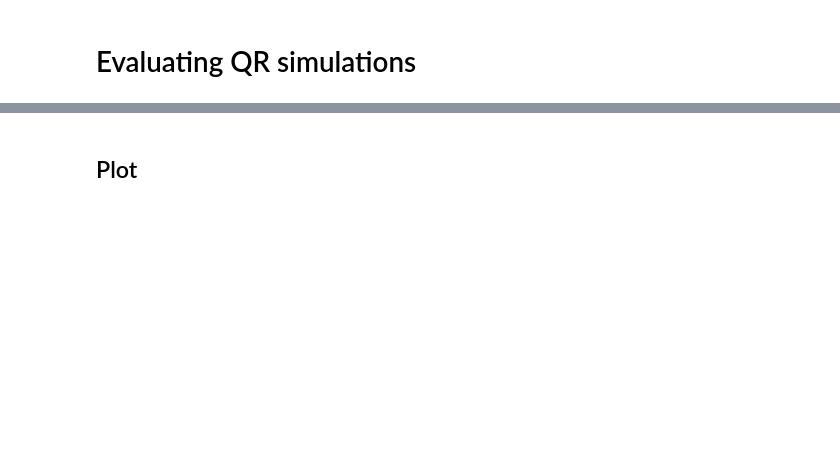
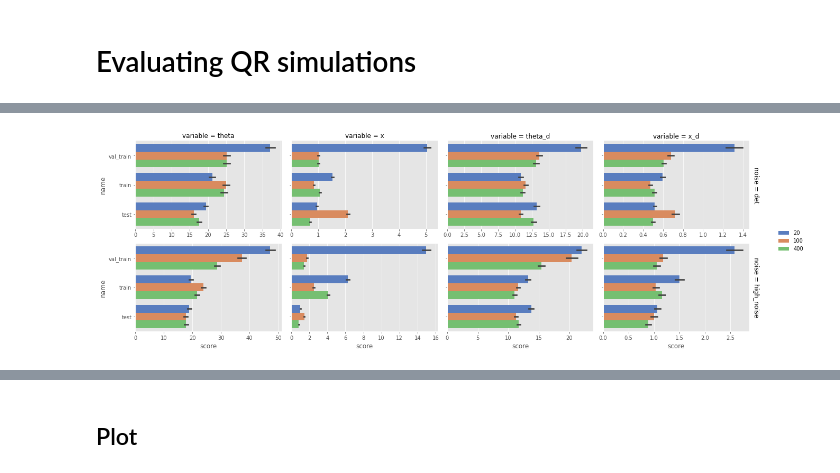
Before and after one commit to coordinated-systems-lab/UncQuanNASA, a Jupyter notebook: Models/Code/quantileRegression/qr_eval2.ipynb, the cells around one changed output, grey strips where cells are left out. Saved outputs shown, nothing was run; the diff lists cells and outputs as text; code cells hidden in the pictures; blank space fills up the shorter version.

```diff
--- a/Models/Code/quantileRegression/qr_eval2.ipynb
+++ b/Models/Code/quantileRegression/qr_eval2.ipynb
@@ -14,0 +90,20 @@ plt.style.use("ggplot")
+# %%
+variable = "theta"
+name = "test"
+
+def qdf(df, vars):
+    qstr = " & ".join(f"{var} == @{var}" for var in vars)
+    return df.query(qstr)
+
+# tmp = qdf(res, ["name"])
+# tmp = res.copy()
+
+g = sns.FacetGrid(res, row="noise", col="variable", aspect=1.5, margin_titles=True, sharex=False)
+# g = sns.FacetGrid(res, row="variable", col="noise", aspect=1.5, margin_titles=True, sharex=False)
+# g.map_dataframe(sns.barplot, x="score", y="interval", hue="model_name", orient="h", palette="muted")
+g.map_dataframe(sns.barplot, x="score", y="name", hue="Training Seconds", orient="h", palette="muted")
+# g.map_dataframe(sns.barplot, x="score", y="name", hue="model_name", orient="h", palette="muted")
+g.add_legend()
+plt.show()
+# %% [output]
+[figure, added]
```
Also changed, not shown: parts of 20 cells of this notebook, 2 other files.
